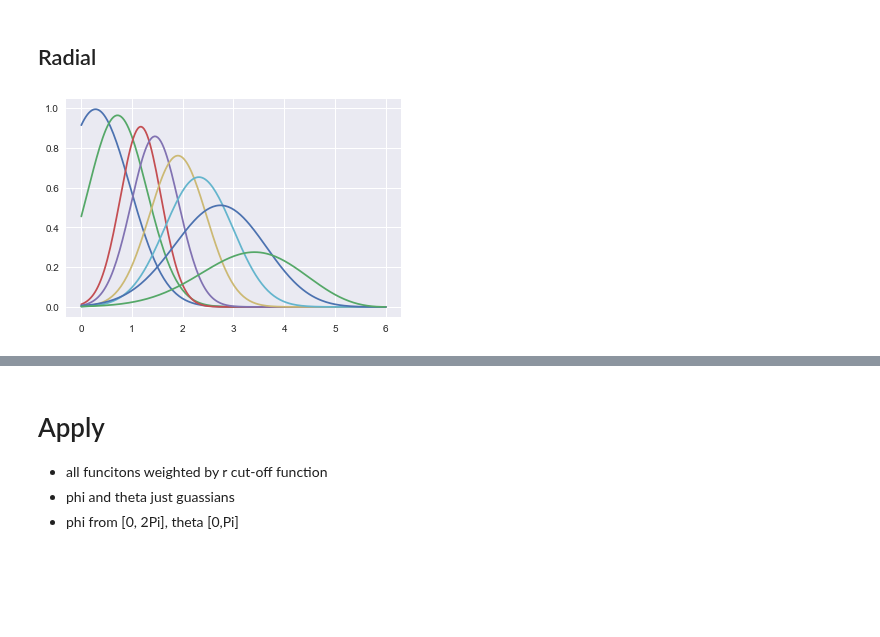
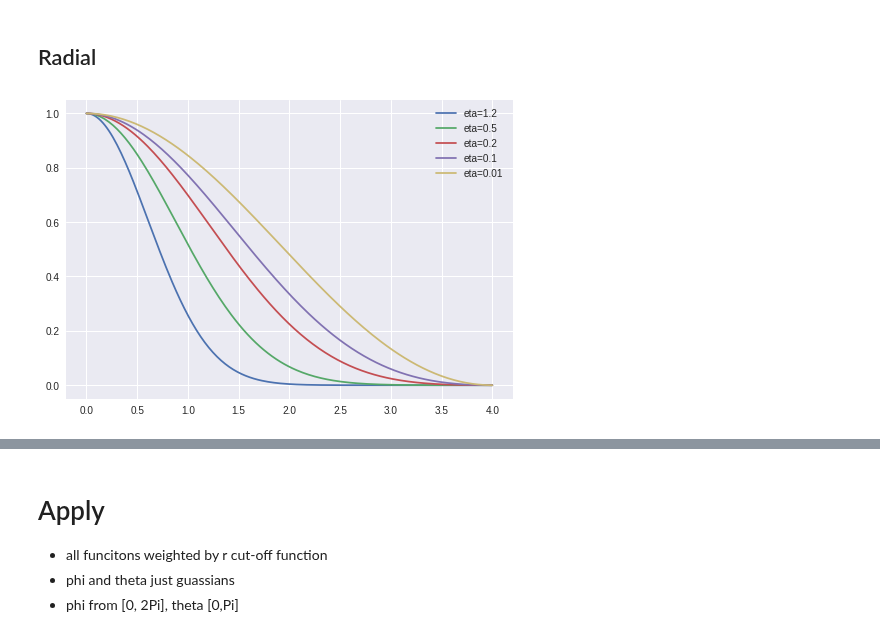
Before and after one commit to jcartus/SCFInitialGuess, a Jupyter notebook: butadien/notebooks/DescriptorGaussians.ipynb, the cells around one changed output, grey strips where cells are left out. Cells and saved outputs as stored; diff of their text form; code cells hidden in the pictures; blank space fills up the shorter version.

```diff
--- a/butadien/notebooks/DescriptorGaussians.ipynb
+++ b/butadien/notebooks/DescriptorGaussians.ipynb
@@ -14,33 +32,19 @@ $$\sigma^2 = \frac{1}{\eta}$$
 # %%
-n = 8
-r_cutoff = 6
+n_r = 5
+r_cutoff = 4
 #Rs = np.arange(1,n + 1) * r_cutoff / (n+1)
-Rs = np.array([0.3, 0.75, 1.2, 1.5, 2.0, 2.5, 3.2, 4.5])
-eta = np.array([1.0, 1.4, 3.0, 2.2, 1.5, 1.0, 0.5, 0.3])
+Rs = np.array([0,0,0, 0, 0]) #np.array([0.6, 1., 1.2, 1.5, 2.0])
+eta_r = np.array([1.2, 0.5, 0.2, 0.1, 0.01])
 # %%
-def symmetry_function(x, rs, eta=0.5):
-    return np.exp(-eta*(x - rs)**2)
 
-def cut_off(x, r_cutoff):
-
-    L = x > r_cutoff
-
-    out = 0.5 * (np.cos(np.pi * x / r_cutoff) + 1)
-
-    try:
-        # works only of out is non scalar
-        out[x > r_cutoff] = 0
-    except:
-        if x > r_cutoff:
-            out = 0
-
-    return out
 
 plt.figure()
 x = np.linspace(0, r_cutoff, 200)
 
-for e, rs in zip(eta,Rs):
-    plt.plot(x, symmetry_function(x, rs, e) * cut_off(x, r_cutoff))
+for e, rs in zip(eta_r, Rs):
+    plt.plot(x, symmetry_function(x, rs, e) * cut_off(x, r_cutoff), label="eta="+str(e))
+
+plt.legend()
 plt.show()
 # %% [output]
-[figure, old version]
+[figure, new version]
```
Also changed, not shown: parts of 22 cells of this notebook.
